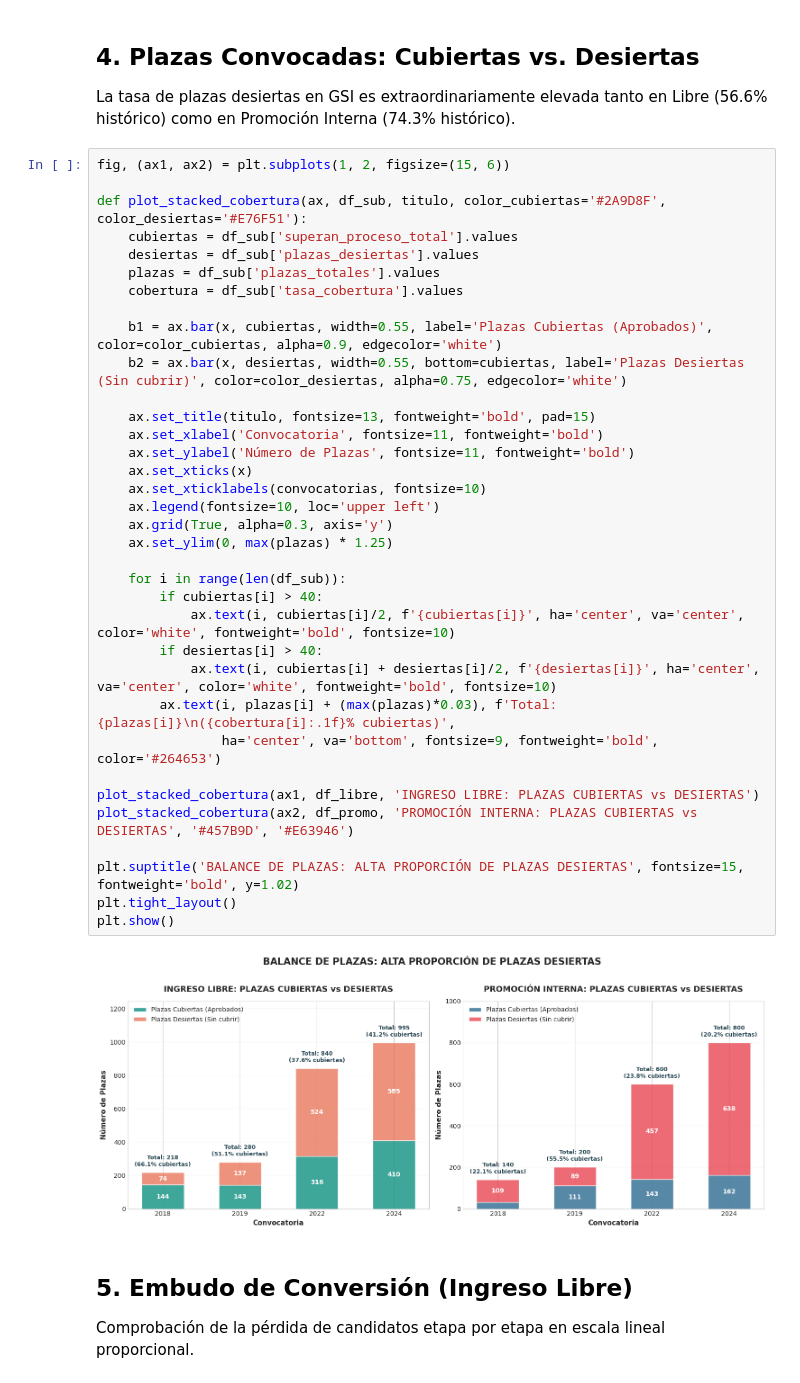
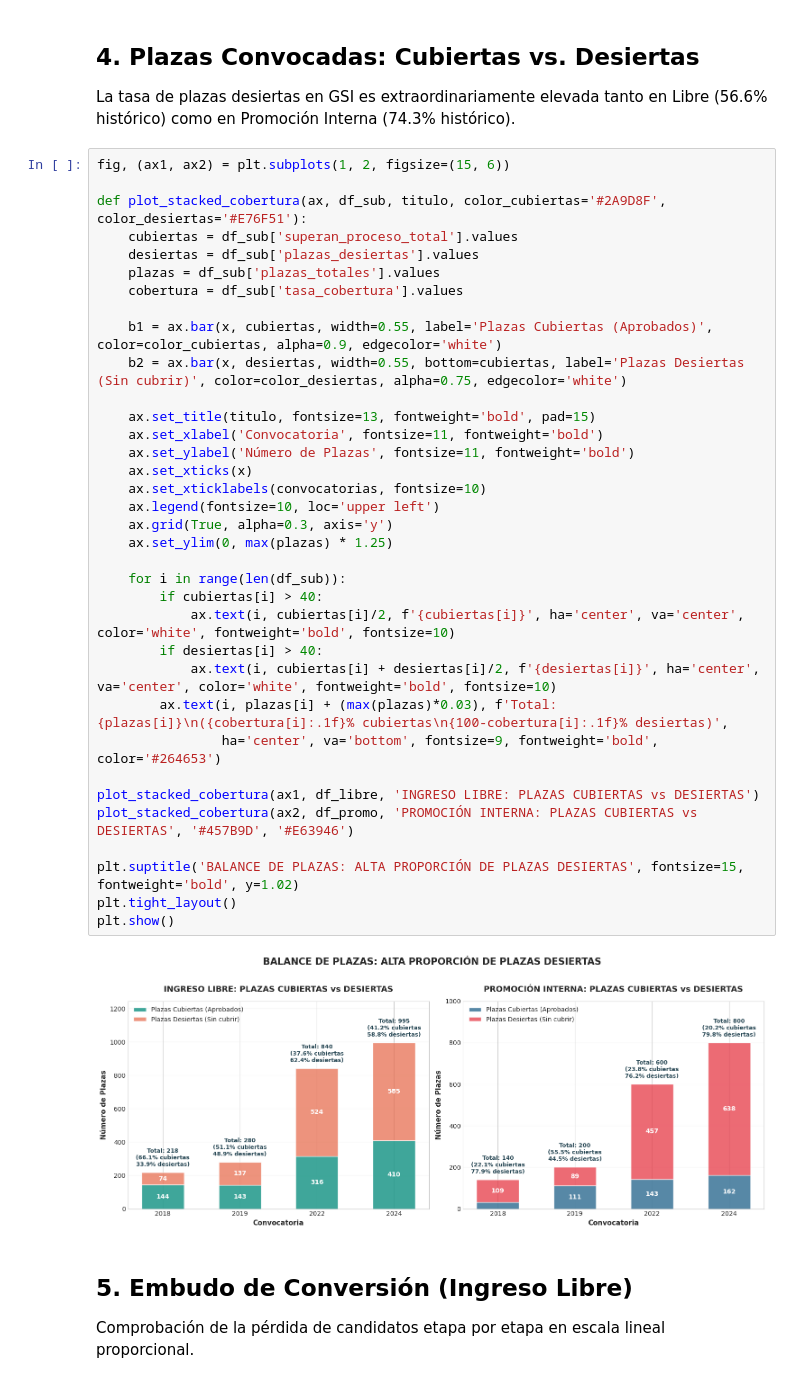
Before and after one commit to carmenales/analitica-datos-gsi, a Jupyter notebook: analisis_oposiciones_gsi_age.ipynb, the cells around one changed output. Drawn from its saved outputs; the diff is of its cells as text.

```diff
--- a/analisis_oposiciones_gsi_age.ipynb
+++ b/analisis_oposiciones_gsi_age.ipynb
@@ -152,35 +153,35 @@ def plot_stacked_cobertura(ax, df_sub, titulo, color_cubiertas='#2A9D8F', color_
     desiertas = df_sub['plazas_desiertas'].values
     plazas = df_sub['plazas_totales'].values
     cobertura = df_sub['tasa_cobertura'].values
 
     b1 = ax.bar(x, cubiertas, width=0.55, label='Plazas Cubiertas (Aprobados)', color=color_cubiertas, alpha=0.9, edgecolor='white')
     b2 = ax.bar(x, desiertas, width=0.55, bottom=cubiertas, label='Plazas Desiertas (Sin cubrir)', color=color_desiertas, alpha=0.75, edgecolor='white')
 
     ax.set_title(titulo, fontsize=13, fontweight='bold', pad=15)
     ax.set_xlabel('Convocatoria', fontsize=11, fontweight='bold')
     ax.set_ylabel('Número de Plazas', fontsize=11, fontweight='bold')
     ax.set_xticks(x)
     ax.set_xticklabels(convocatorias, fontsize=10)
     ax.legend(fontsize=10, loc='upper left')
     ax.grid(True, alpha=0.3, axis='y')
     ax.set_ylim(0, max(plazas) * 1.25)
 
     for i in range(len(df_sub)):
         if cubiertas[i] > 40:
             ax.text(i, cubiertas[i]/2, f'{cubiertas[i]}', ha='center', va='center', color='white', fontweight='bold', fontsize=10)
         if desiertas[i] > 40:
             ax.text(i, cubiertas[i] + desiertas[i]/2, f'{desiertas[i]}', ha='center', va='center', color='white', fontweight='bold', fontsize=10)
-        ax.text(i, plazas[i] + (max(plazas)*0.03), f'Total: {plazas[i]}\n({cobertura[i]:.1f}% cubiertas)',
+        ax.text(i, plazas[i] + (max(plazas)*0.03), f'Total: {plazas[i]}\n({cobertura[i]:.1f}% cubiertas\n{100-cobertura[i]:.1f}% desiertas)',
                 ha='center', va='bottom', fontsize=9, fontweight='bold', color='#264653')
 
 plot_stacked_cobertura(ax1, df_libre, 'INGRESO LIBRE: PLAZAS CUBIERTAS vs DESIERTAS')
 plot_stacked_cobertura(ax2, df_promo, 'PROMOCIÓN INTERNA: PLAZAS CUBIERTAS vs DESIERTAS', '#457B9D', '#E63946')
 
 plt.suptitle('BALANCE DE PLAZAS: ALTA PROPORCIÓN DE PLAZAS DESIERTAS', fontsize=15, fontweight='bold', y=1.02)
 plt.tight_layout()
 plt.show()
 # %% [output]
-[figure, old version]
+[figure, new version]
 # %% [markdown]
 ## 5. Embudo de Conversión (Ingreso Libre)
 Comprobación de la pérdida de candidatos etapa por etapa en escala lineal proporcional.
```
Also changed, not shown: parts of 10 cells of this notebook, 2 other files.
